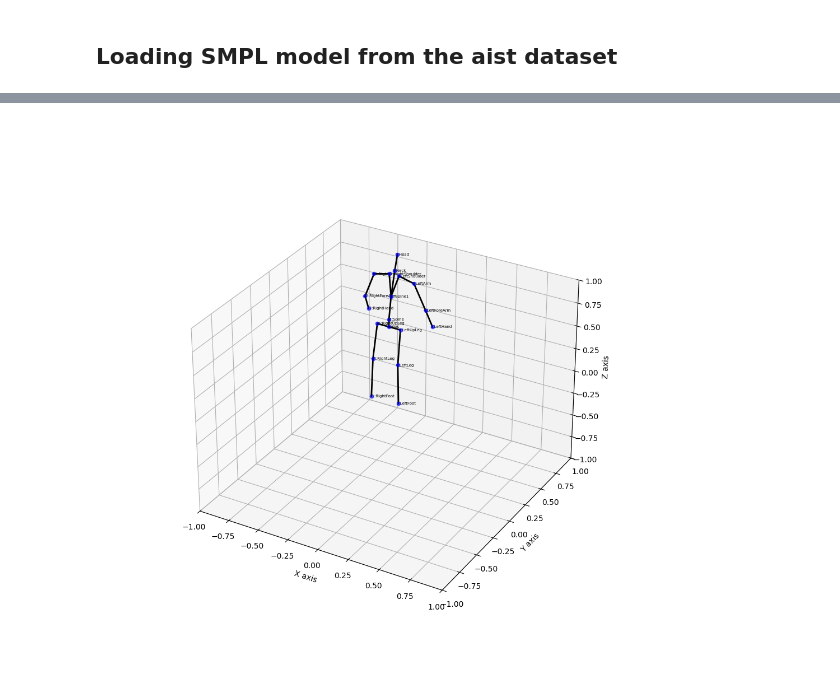
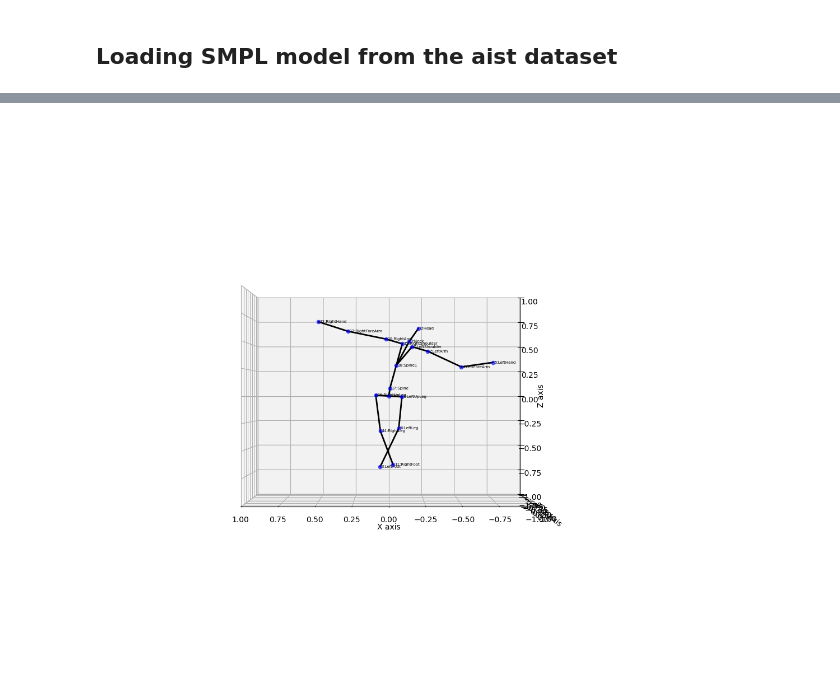
Before and after one commit to syKevinPeng/smpl2motorica, a Jupyter notebook: smpl_2_keypoint.ipynb, the cells around one changed output, grey strips where cells are left out. Drawn from its saved outputs; the diff is of its cells as text; code cells hidden in the pictures.

```diff
--- a/smpl_2_keypoint.ipynb
+++ b/smpl_2_keypoint.ipynb
@@ -43,7 +49,11 @@ def get_SMPL_skeleton_names():
         "right_elbow",
         "left_wrist",
         "right_wrist",
+        "left_hand",
+        "right_hand",
     ]
+
+
 def get_motorica_skeleton_names():
     return [
         "Head",
@@ -71,7 +81,7 @@ def get_motorica_skeleton_names():
 def smpl2motorica():
     return [
         "head",
-        "spine1",
+        "pelvis",
         "left_shoulder",
         "left_ankle",
         "left_elbow",
@@ -90,6 +100,28 @@ def smpl2motorica():
         "spine2",
         "spine3"
     ]
+# def smpl2motorica():
+#     return [
+#         "head",
+#         "pelvis",
+#         "right_shoulder",
+#         "right_ankle",
+#         "right_elbow",
+#         "right_wrist",
+#         "right_knee",
+#         "right_collar",
+#         "right_hip",
+#         "neck",
+#         "right_shoulder",
+#         "right_ankle",
+#         "right_elbow",
+#         "right_wrist",
+#         "right_knee",
+#         "right_collar",
+#         "right_hip",
+#         "spine2",
+#         "spine3"
+#     ]
 # append x, y, z rotation to each joint
 def expand_skeleton(skeleton: list):
     expanded_skeleton = [f"{joint}_{axis}rotation" for joint in skeleton for axis in ['X', 'Y', 'Z']]
@@ -394,6 +413,7 @@ coco_plus_regressor['J'].shape
 
 # create a df for smpl joints
 expanded_smpl_joint_names = expand_skeleton(get_SMPL_skeleton_names())
-smpl_joints_df = pd.DataFrame(smpl_body_pose, columns=expanded_smpl_joint_names)
+len(expanded_smpl_joint_names)
+smpl_joints_df = pd.DataFrame(poses, columns=expanded_smpl_joint_names)
 # get in motorica joint order
 motorica_joint_names = expand_skeleton(smpl2motorica())
@@ -404,6 +440,14 @@ keypoint_smpl_df = smpl_joints_df[motorica_joint_names]
 keypoint_smpl_df = keypoint_smpl_df.apply(np.rad2deg)
 # rename the columns to motorica joint names
 keypoint_smpl_df.columns = expand_skeleton(get_motorica_skeleton_names())
+# %%
+# rotate the pelvis
+pelvis = keypoint_smpl_df[['Hips_Xrotation', 'Hips_Yrotation', 'Hips_Zrotation']].values
+pelvis_rot = R.from_euler('xyz', pelvis, degrees=True)
+pelvis_rot_offset = R.from_euler('xyz', [0, 180, 0], degrees=True)
+pelvis_rot = pelvis_rot_offset * pelvis_rot
+pelvis_rot_euler = pelvis_rot.as_euler('xyz', degrees=True)
+keypoint_smpl_df[['Hips_Xrotation', 'Hips_Yrotation', 'Hips_Zrotation']] = pelvis_rot_euler
 # %%
 # add root position
 root_pos_df = pd.DataFrame(root_trans, columns=["Hips_Xposition", "Hips_Yposition", "Hips_Zposition"])
@@ -461,21 +495,21 @@ position_mocap.values.head()
 # %%
 # visualize a frame
 frame = 0
 fig = plt.figure(figsize=(10, 10))
 motorica_ax = motorica_draw_stickfigure3d(
             fig=fig,
             mocap_track=position_mocap, frame=frame, joints=get_motorica_skeleton_names(), draw_names=True
         )
 motorica_ax.set_xlabel('X axis')
 motorica_ax.set_ylabel('Y axis')
 motorica_ax.set_zlabel('Z axis')
 motorica_ax.set_zlim([-1, 1])
 motorica_ax.set_xlim([-1, 1])
 motorica_ax.set_ylim([-1, 1])
-# motorica_ax.view_init(elev=0, azim=0)
+motorica_ax.view_init(elev=0, azim=90)
 plt.show()
 # %% [output]
-[figure, old version]
+[figure, new version]
 # %%
 # def save_video(df: pd.DataFrame):
 #     import matplotlib.animation as animation
```
Also changed, not shown: parts of 28 cells of this notebook, 2 other files.
